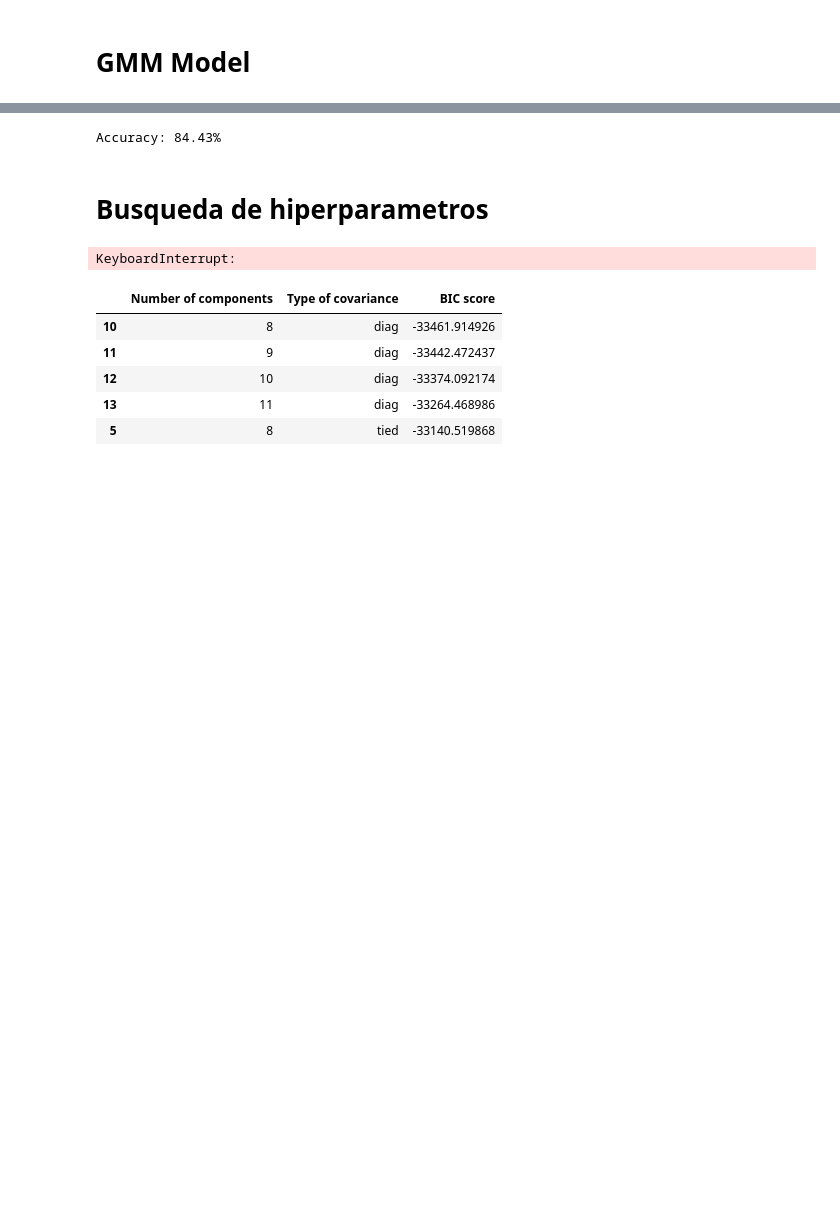
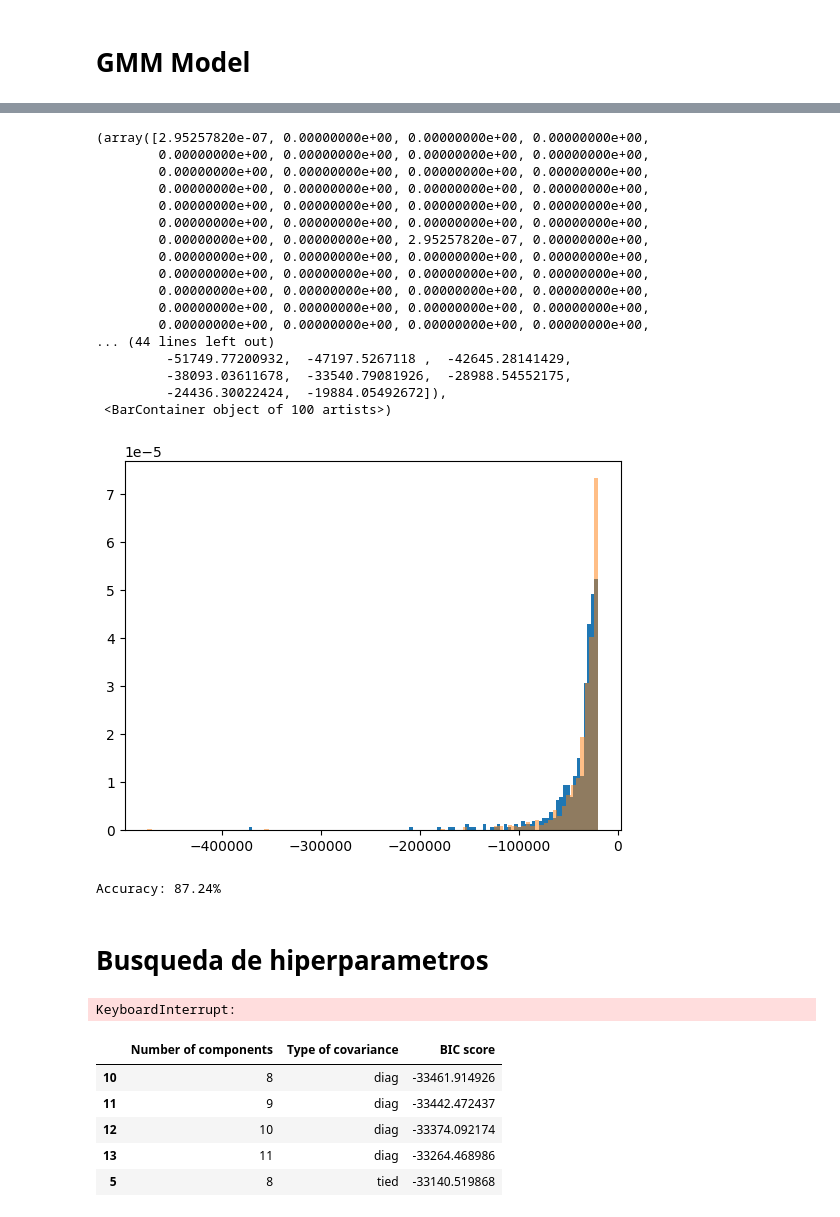
Before and after one commit to GonzaLinares/ProcVoz_Proyecto1, a Jupyter notebook: gender_classifier.ipynb, the cells around one changed output, grey strips where cells are left out. Cells and saved outputs as stored; diff of their text form; code cells hidden in the pictures; blank space fills up the shorter version.

```diff
--- a/gender_classifier.ipynb
+++ b/gender_classifier.ipynb
@@ -198,8 +225,8 @@ plt.hist(gmm_male.score_samples(X_test.mfcc.iloc[person].T), bins=100, alpha=0.5
 # %%
-scores_fvsm = pd.Series(index=y_test.index)
-scores_mvsm = pd.Series(index=y_test.index)
+scores_fgmm = pd.Series(index=y_test.index)
+scores_mgmm = pd.Series(index=y_test.index)
 
 for index, row in X_test.iterrows():
     mfcc = row['mfcc']
-    scores_fvsm[index] = gmm_female.score_samples(mfcc.T).sum()
-    scores_mvsm[index] = gmm_male.score_samples(mfcc.T).sum()
+    scores_fgmm[index] = gmm_female.score_samples(mfcc.T).mean()
+    scores_mgmm[index] = gmm_male.score_samples(mfcc.T).mean()
@@ -206,7 +239,30 @@ for index, row in X_test.iterrows():
+# %%
+plt.figure()
+plt.hist(scores_mgmm[y_test == "females"][:1000], bins=100, density = True)
+plt.hist(scores_mgmm[y_test == "males"][:1000], bins=100, density = True, alpha=0.5)
+# %% [output]
+(array([2.95257820e-07, 0.00000000e+00, 0.00000000e+00, 0.00000000e+00,
+        0.00000000e+00, 0.00000000e+00, 0.00000000e+00, 0.00000000e+00,
+        0.00000000e+00, 0.00000000e+00, 0.00000000e+00, 0.00000000e+00,
+        0.00000000e+00, 0.00000000e+00, 0.00000000e+00, 0.00000000e+00,
+        0.00000000e+00, 0.00000000e+00, 0.00000000e+00, 0.00000000e+00,
+        0.00000000e+00, 0.00000000e+00, 0.00000000e+00, 0.00000000e+00,
+        0.00000000e+00, 0.00000000e+00, 2.95257820e-07, 0.00000000e+00,
+        0.00000000e+00, 0.00000000e+00, 0.00000000e+00, 0.00000000e+00,
+        0.00000000e+00, 0.00000000e+00, 0.00000000e+00, 0.00000000e+00,
+        0.00000000e+00, 0.00000000e+00, 0.00000000e+00, 0.00000000e+00,
+        0.00000000e+00, 0.00000000e+00, 0.00000000e+00, 0.00000000e+00,
+        0.00000000e+00, 0.00000000e+00, 0.00000000e+00, 0.00000000e+00,
+... (44 lines left out)
+         -51749.77200932,  -47197.5267118 ,  -42645.28141429,
+         -38093.03611678,  -33540.79081926,  -28988.54552175,
+         -24436.30022424,  -19884.05492672]),
+ <BarContainer object of 100 artists>)
+[figure, added]
 # %%
 predictions = []
 for index in y_test.index:
-    if scores_mvsm[index] > scores_fvsm[index]:
+    if scores_mgmm[index] > scores_fgmm[index]:
         predictions.append('males')
     else:
         predictions.append('females')
@@ -220,7 +276,7 @@ accuracy = (predictions == y_test).mean()
 # Print the accuracy
 print(f'Accuracy: {accuracy * 100:.2f}%')
 # %% [output]
-Accuracy: 84.43%
+Accuracy: 87.24%
 # %% [markdown]
 # Busqueda de hiperparametros
 # %%
```
Also changed, not shown: parts of 11 cells of this notebook.
